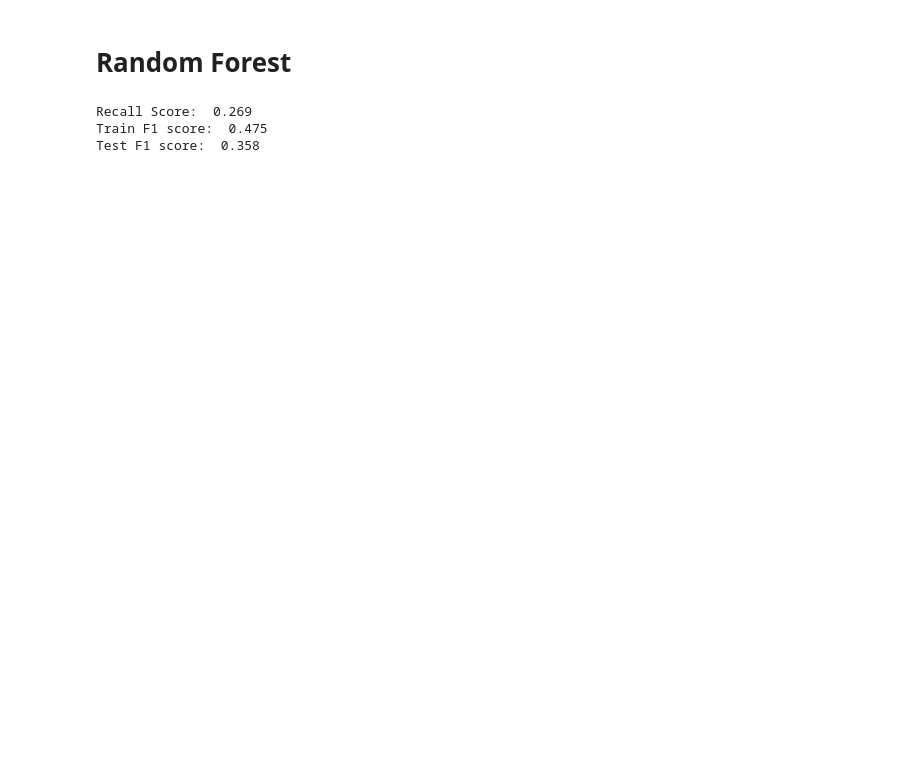
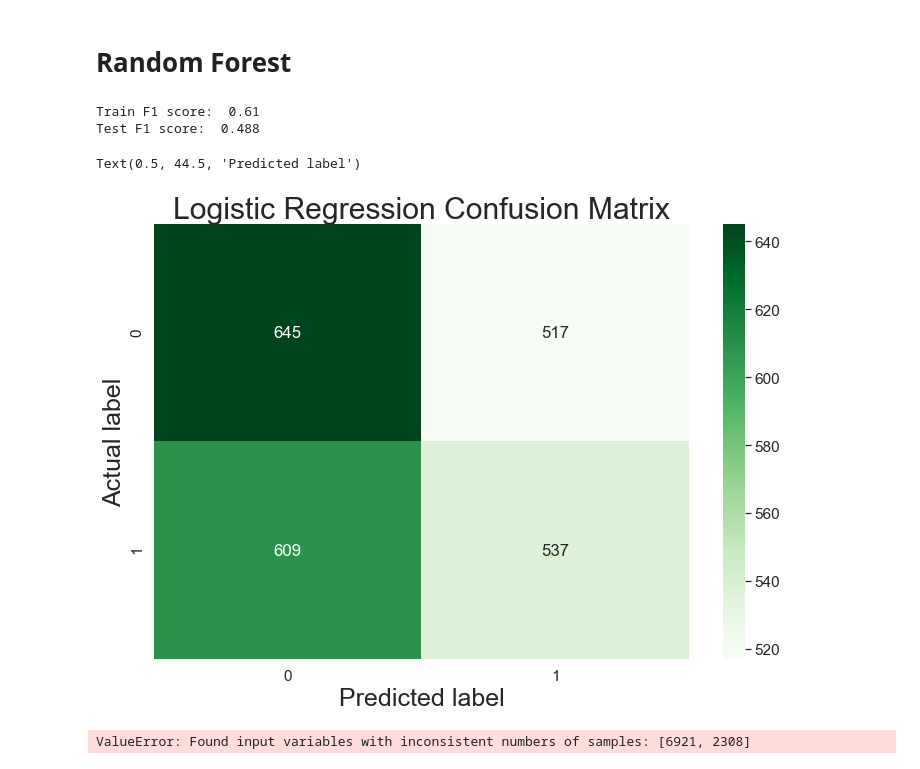
Before and after one commit to azieky/over_under_predictor, a Jupyter notebook: Modeling_Notebook.ipynb, the cells around one changed output. Saved outputs shown, nothing was run; the diff lists cells and outputs as text; code cells hidden in the pictures; blank space fills up the shorter version.

```diff
--- a/Modeling_Notebook.ipynb
+++ b/Modeling_Notebook.ipynb
@@ -322,12 +315,51 @@ rfc_recall_score = metrics.recall_score(y_test, rfc_predicted)
 # %%
 rfc_f1_train = round(f1_score(y_train, rfc_predicted_train), 3)
 rfc_f1_test = round(f1_score(y_test, rfc_predicted), 3)
-rfc_recall = round(metrics.recall_score(y_test, rfc_predicted), 3)
 
-print('Recall Score: ', rfc_recall)
 print('Train F1 score: ', rfc_f1_train)
 print('Test F1 score: ', rfc_f1_test)
 # %% [output]
-Recall Score:  0.269
-Train F1 score:  0.475
-Test F1 score:  0.358
+Train F1 score:  0.61
+Test F1 score:  0.488
+# %%
+#Generate confusion matrix
+glabels = np.unique(y_test)
+gcm = confusion_matrix(y_test, rfc_predicted, labels=glabels)
+
+gcm_df = pd.DataFrame(gcm,index=glabels, columns=glabels)
+
+#Plot
+plt.figure(figsize=(12, 8))
+
+cm = sns.set(font_scale=1.4)
+cm = sns.heatmap(gcm_df,
+            cmap='Greens',
+            annot=True,
+            fmt='g')
+
+cm.set_title('Logistic Regression Confusion Matrix', fontsize = 30)
+cm.set_ylabel('Actual label', fontsize = 25)
+cm.set_xlabel('Predicted label', fontsize = 25)
+#cm.xaxis.set_ticklabels(['Under', 'Over'], fontsize = 20)
+#cm.yaxis.set_ticklabels(['Under', 'Over'], fontsize = 20)
+#plt.savefig('log_confusion.png')
+# %% [output]
+Text(0.5, 44.5, 'Predicted label')
+[figure, added]
+# %%
+from sklearn.svm import SVC
+
+svc = SVC()
+
+svc.fit(X_train, y_train)
+
+svc_train_pred = svc.predict(X_train)
+svc_test_pred = svc.predict(X_test)
+
+svc_train_f1_score = round(f1_score(y_train, svc_train_pred), 3)
+svc_test_f1_score = round(f1_score(y_train, svc_test_pred), 3)
+
+print('Train F1 score: ', svc_train_f1_score)
+print('Test F1 score: ', svc_test_f1_score)
+# %% [output]
+ValueError: Found input variables with inconsistent numbers of samples: [6921, 2308]
```
Also changed, not shown: parts of 18 cells of this notebook, 8 other files.
